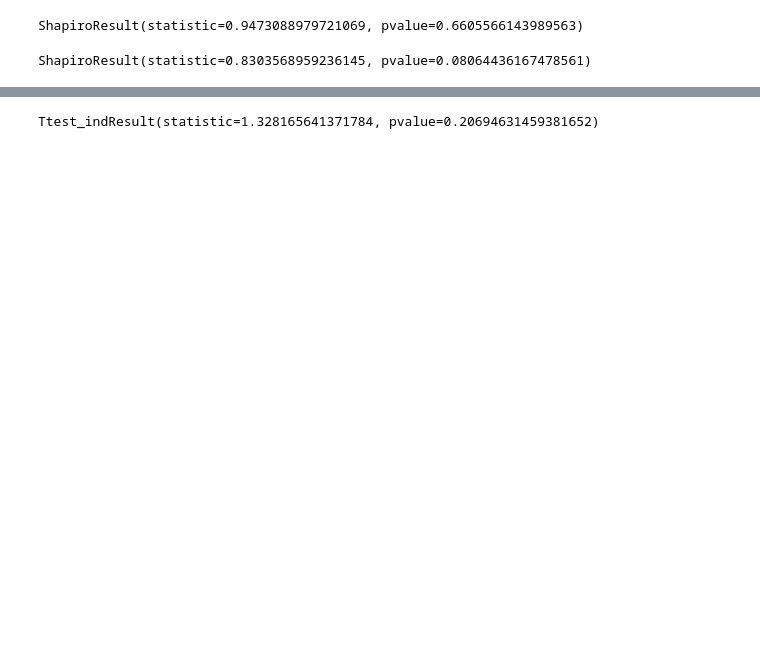
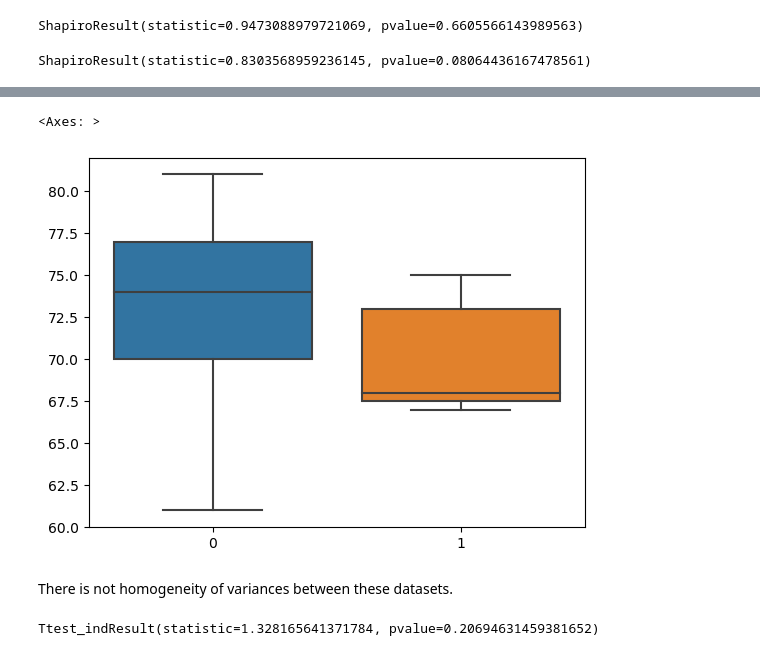
Before and after one commit to lmacakova/applied_statistics_r, a Jupyter notebook: problems.ipynb, the cells around one changed output, grey strips where cells are left out. Drawn from its saved outputs; the diff is of its cells as text; code cells hidden in the pictures; blank space fills up the shorter version.

```diff
--- a/problems.ipynb
+++ b/problems.ipynb
@@ -202,3 +296,10 @@ I can assume that data in both arrays are normally distributed. As there is 2 mo
+# %%
+sns.boxplot(data=(smokers, nonsmokers))
+# %% [output]
+<Axes: >
+[figure, added]
+# %% [markdown]
+There is not homogeneity of variances between these datasets.
 # %%
 # Welch's t-Test
 stats.ttest_ind(smokers, nonsmokers, equal_var = False)
```
Also changed, not shown: parts of 37 cells of this notebook, 1 other file.
